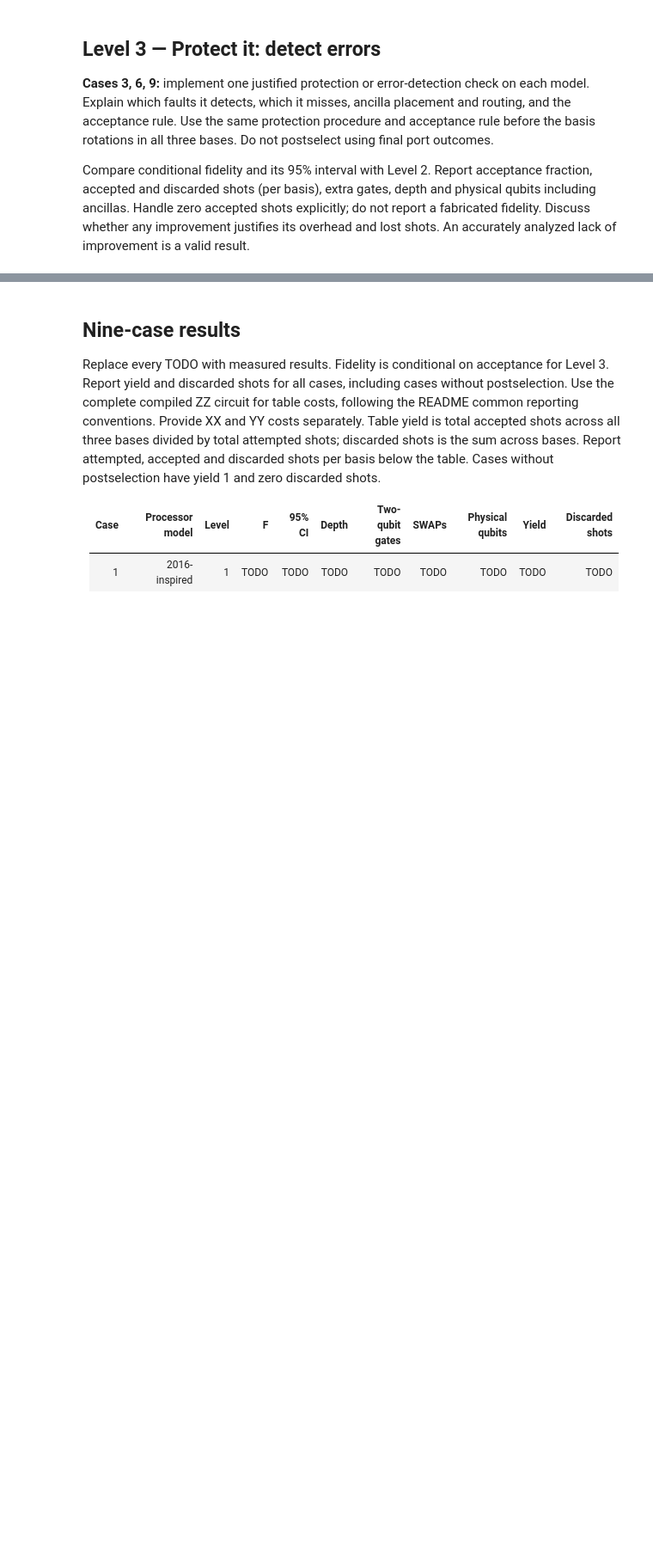
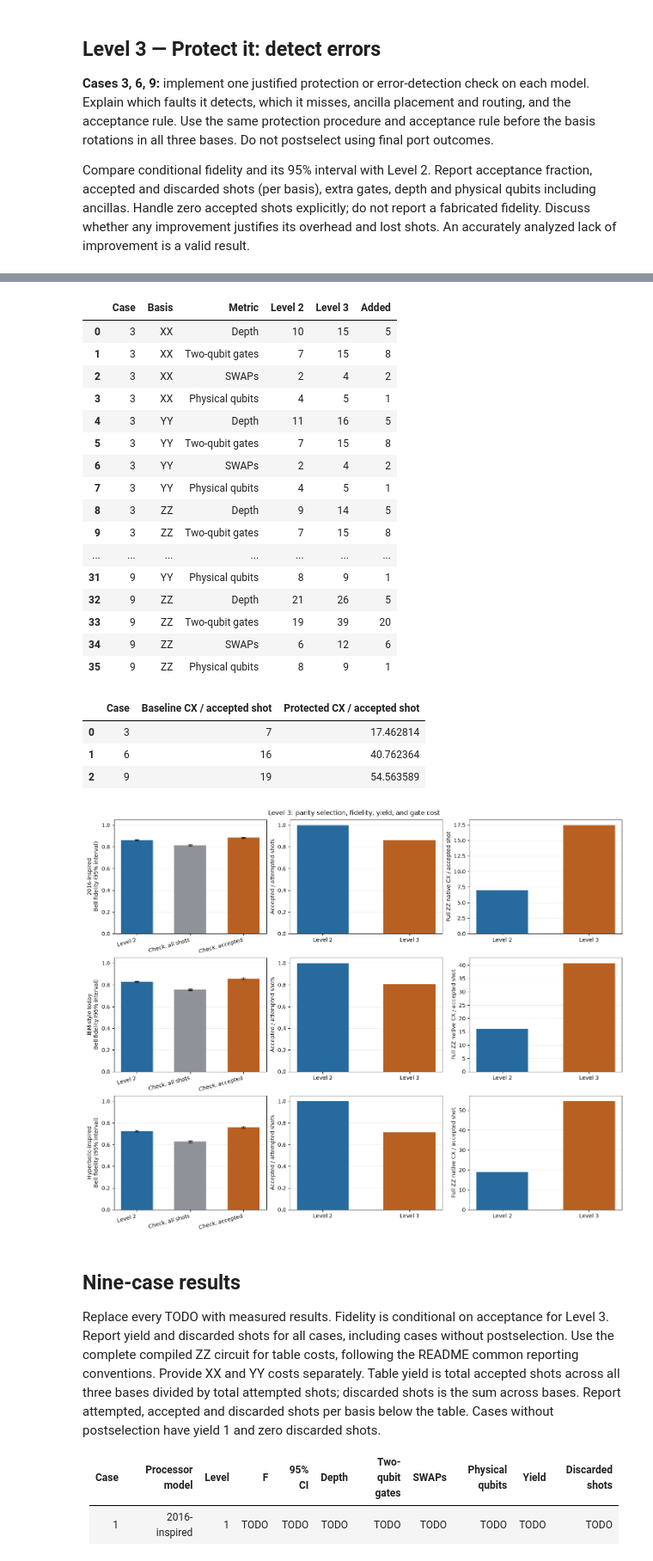
Before and after one commit to Clement-Wright/Geometry-Aware-Quantum-Cloud-Challenge-QCCR, a Jupyter notebook: challenge_submission.ipynb, the cells around one changed output, grey strips where cells are left out. Shown at 86% size. Cells and saved outputs as stored; diff of their text form; code cells hidden in the pictures; blank space fills up the shorter version.

```diff
--- a/challenge_submission.ipynb
+++ b/challenge_submission.ipynb
@@ -833,3 +1209,83 @@ Compare conditional fidelity and its 95% interval with Level 2. Report acceptanc
+# %%
+# Depth counts the dependency layers and independent gates on different wires share a layer.
+level3_added_costs = pd.DataFrame([
+    {"Case": case, "Basis": basis, "Metric": metric,
+     "Level 2": level2_results[case - 1]["costs"][basis][metric],
+     "Level 3": result["costs"][basis][metric],
+     "Added": result["costs"][basis][metric] - level2_results[case - 1]["costs"][basis][metric]}
+    for case, result in level3_results.items() for basis in BASIS_ORDER
+    for metric in ("Depth", "Two-qubit gates", "SWAPs", "Physical qubits")
+])
+display(level3_added_costs)
+
+# Divide the full ZZ gate count by pooled yield to include gate work spent on discarded shots.
+level3_gate_budget = pd.DataFrame([
+    {"Case": case, "Baseline CX / accepted shot": level2_results[case - 1]["summary"]["Two-qubit gates"],
+     "Protected CX / accepted shot": result["summary"]["Two-qubit gates"] / result["summary"]["Yield"]
+     if result["summary"]["Yield"] else None}
+    for case, result in level3_results.items()
+])
+display(level3_gate_budget)
+
+figure, axes = plt.subplots(3, 3, figsize=(14, 11), layout="constrained")
+colors = ("#276b9e", "#8f9399", "#b86022")
+for row, (case, result) in enumerate(level3_results.items()):
+    baseline = level2_results[case - 1]["summary"]
+    protected = result["summary"]
+    quality = [("Level 2", baseline["F"], baseline["95% CI"]),
+               ("Check, all shots", result["all_shot_fidelity"], result["all_shot_ci"]),
+               ("Check, accepted", protected["F"], protected["95% CI"])]
+    for index, (_, fidelity, interval) in enumerate(quality):
+        if fidelity is not None:
+            lower, upper = interval
+            axes[row, 0].bar(index, fidelity, color=colors[index], width=0.6)
+            axes[row, 0].errorbar(index, fidelity,
+                                 yerr=[[max(0, fidelity - lower)], [max(0, upper - fidelity)]],
+                                 fmt="none", color="black", capsize=4)
+    axes[row, 0].set_xticks(range(3), [entry[0] for entry in quality], rotation=15, ha="right")
+    axes[row, 0].set_ylim(0, 1.05)
+    axes[row, 0].set_ylabel(f"{protected['Processor model']}\nBell fidelity (95% interval)")
+    axes[row, 1].bar(["Level 2", "Level 3"], [1.0, protected["Yield"]],
+                     color=[colors[0], colors[2]], width=0.6)
+    axes[row, 1].set_ylim(0, 1.05)
+    axes[row, 1].set_ylabel("Accepted / attempted shots")
+    axes[row, 2].bar(0, baseline["Two-qubit gates"], color=colors[0], width=0.6)
+    if protected["Yield"]:
+        axes[row, 2].bar(1, protected["Two-qubit gates"] / protected["Yield"],
+                         color=colors[2], width=0.6)
+    else:
+        axes[row, 2].annotate("Zero accepted shots", (0.5, 0.5), xycoords="axes fraction")
+    axes[row, 2].set_xticks([0, 1], ["Level 2", "Level 3"])
+    axes[row, 2].set_ylabel("Full ZZ native CX / accepted shot")
+    for axis in axes[row]:
+        axis.grid(axis="y", alpha=0.2)
+        axis.set_axisbelow(True)
+figure.suptitle("Level 3: parity selection, fidelity, yield, and gate cost")
+display(figure)
+plt.close(figure)
+# %% [output]
+|  | Case | Basis | Metric | Level 2 | Level 3 | Added |
+| 0 | 3 | XX | Depth | 10 | 15 | 5 |
+| 1 | 3 | XX | Two-qubit gates | 7 | 15 | 8 |
+| 2 | 3 | XX | SWAPs | 2 | 4 | 2 |
+| 3 | 3 | XX | Physical qubits | 4 | 5 | 1 |
+| 4 | 3 | YY | Depth | 11 | 16 | 5 |
+| 5 | 3 | YY | Two-qubit gates | 7 | 15 | 8 |
+| 6 | 3 | YY | SWAPs | 2 | 4 | 2 |
+| 7 | 3 | YY | Physical qubits | 4 | 5 | 1 |
+| 8 | 3 | ZZ | Depth | 9 | 14 | 5 |
+| 9 | 3 | ZZ | Two-qubit gates | 7 | 15 | 8 |
+| ... | ... | ... | ... | ... | ... | ... |
+| 31 | 9 | YY | Physical qubits | 8 | 9 | 1 |
+| 32 | 9 | ZZ | Depth | 21 | 26 | 5 |
+| 33 | 9 | ZZ | Two-qubit gates | 19 | 39 | 20 |
+| 34 | 9 | ZZ | SWAPs | 6 | 12 | 6 |
+| 35 | 9 | ZZ | Physical qubits | 8 | 9 | 1 |
+|  | Case | Baseline CX / accepted shot | Protected CX / accepted shot |
+| 0 | 3 | 7 | 17.462814 |
+| 1 | 6 | 16 | 40.762364 |
+| 2 | 9 | 19 | 54.563589 |
+[figure, added]
 # %% [markdown]
 ## Nine-case results
 
```
Also changed, not shown: parts of 6 cells of this notebook.
